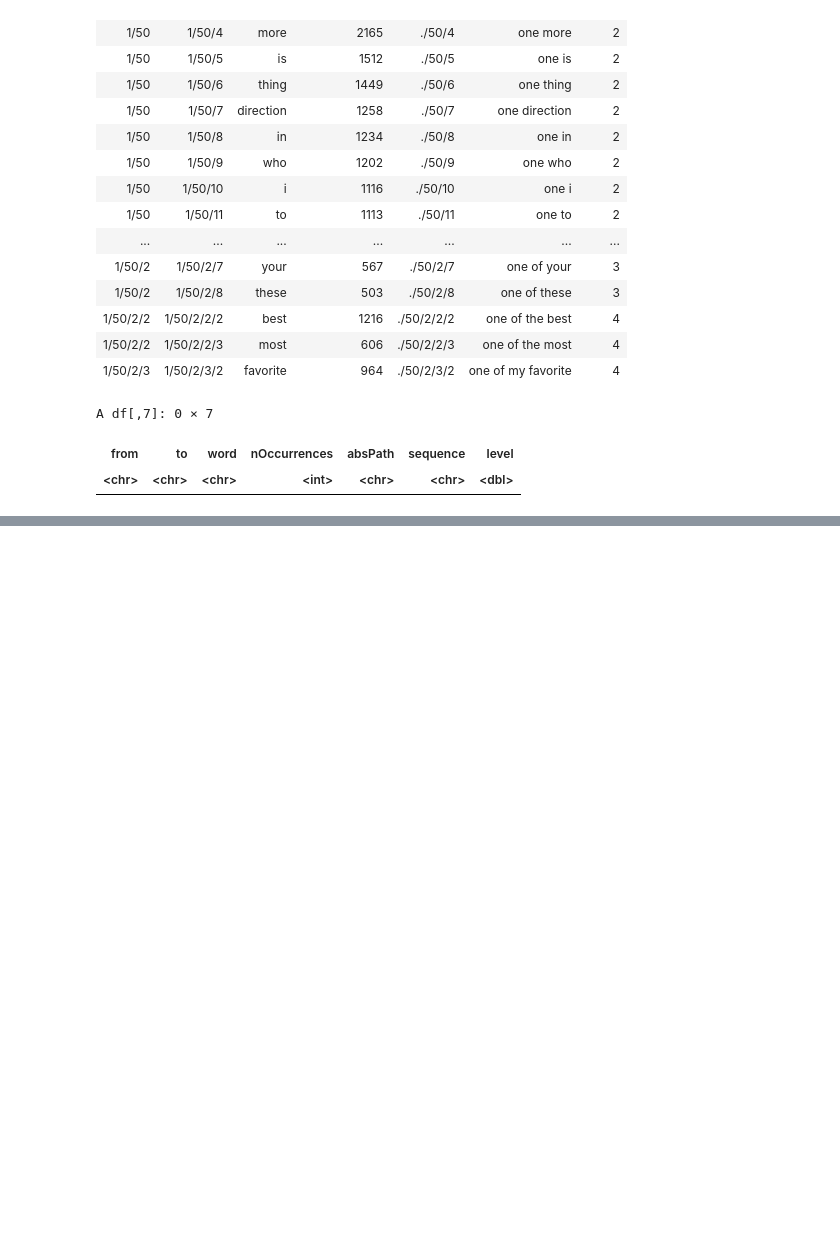
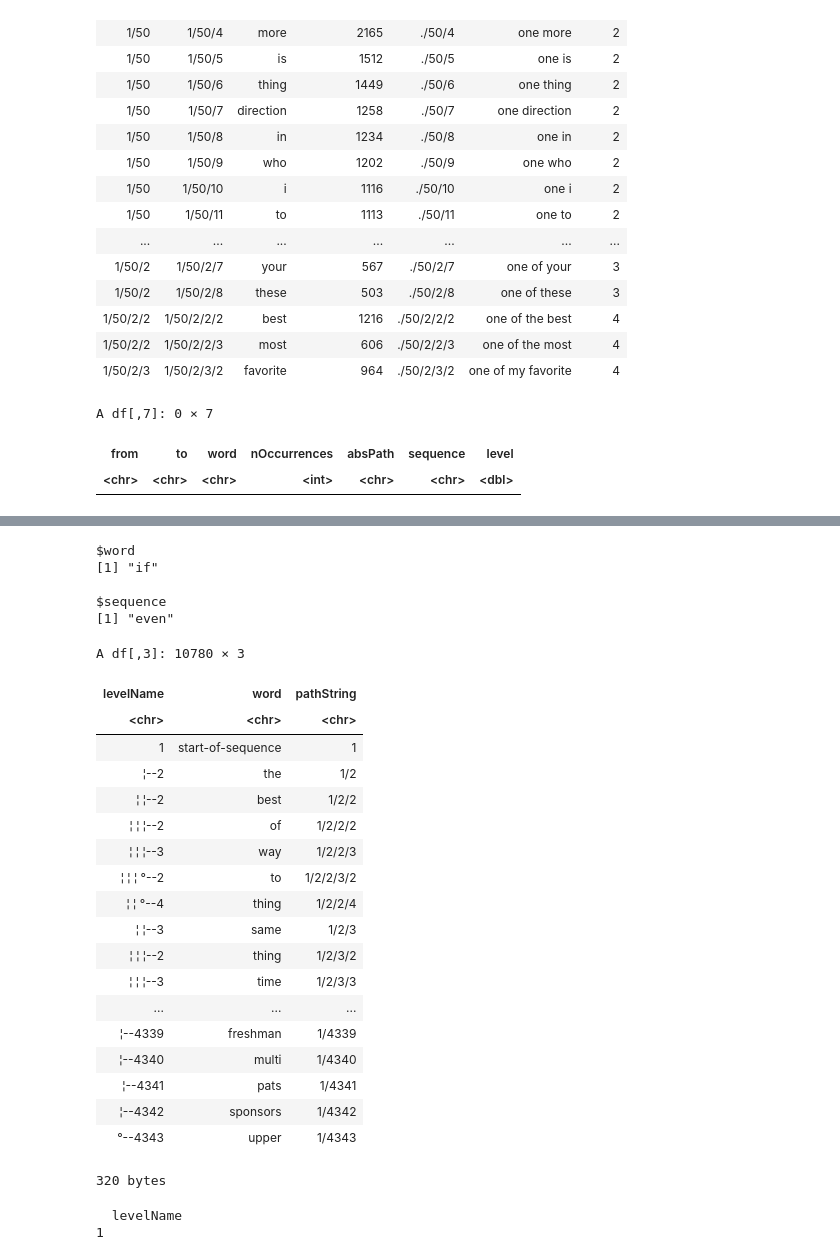
Before and after one commit to tim-fan/coursera_datascience_capstone, a Jupyter notebook: task1_gettingAndCleaningTheData/DiyTree.ipynb, the cells around one changed output, grey strips where cells are left out. Cells and saved outputs as stored; diff of their text form; code cells hidden in the pictures; blank space fills up the shorter version.

```diff
--- a/task1_gettingAndCleaningTheData/DiyTree.ipynb
+++ b/task1_gettingAndCleaningTheData/DiyTree.ipynb
@@ -647,0 +742,33 @@ A tibble: 2269 × 2
+# %%
+predict(c("could", "even"))
+# %% [output]
+$word
+[1] "if"
+
+$sequence
+[1] "even"
+# %%
+#saving/loading
+tree <- ToDataFrameTree(rootNode, "word", "pathString")
+# %%
+tree
+# %% [output]
+A df[,3]: 10780 × 3
+| levelName | word | pathString |
+| <chr> | <chr> | <chr> |
+| 1 | start-of-sequence | 1 |
+| ¦--2 | the | 1/2 |
+| ¦ ¦--2 | best | 1/2/2 |
+| ¦ ¦ ¦--2 | of | 1/2/2/2 |
+| ¦ ¦ ¦--3 | way | 1/2/2/3 |
+| ¦ ¦ ¦ °--2 | to | 1/2/2/3/2 |
+| ¦ ¦ °--4 | thing | 1/2/2/4 |
+| ¦ ¦--3 | same | 1/2/3 |
+| ¦ ¦ ¦--2 | thing | 1/2/3/2 |
+| ¦ ¦ ¦--3 | time | 1/2/3/3 |
+| ... | ... | ... |
+| ¦--4339 | freshman | 1/4339 |
+| ¦--4340 | multi | 1/4340 |
+| ¦--4341 | pats | 1/4341 |
+| ¦--4342 | sponsors | 1/4342 |
+| °--4343 | upper | 1/4343 |
@@ -647,0 +777,9 @@ A tibble: 2269 × 2
+# %%
+object.size(rootNode)
+# %% [output]
+320 bytes
+# %%
+Node$new()
+# %% [output]
+  levelName
+1
```
Also changed, not shown: parts of 16 cells of this notebook, 1 other file.
